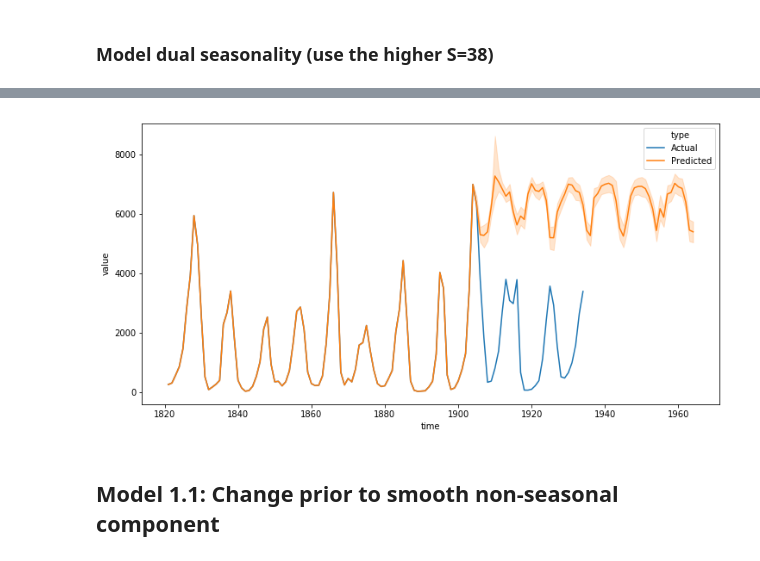
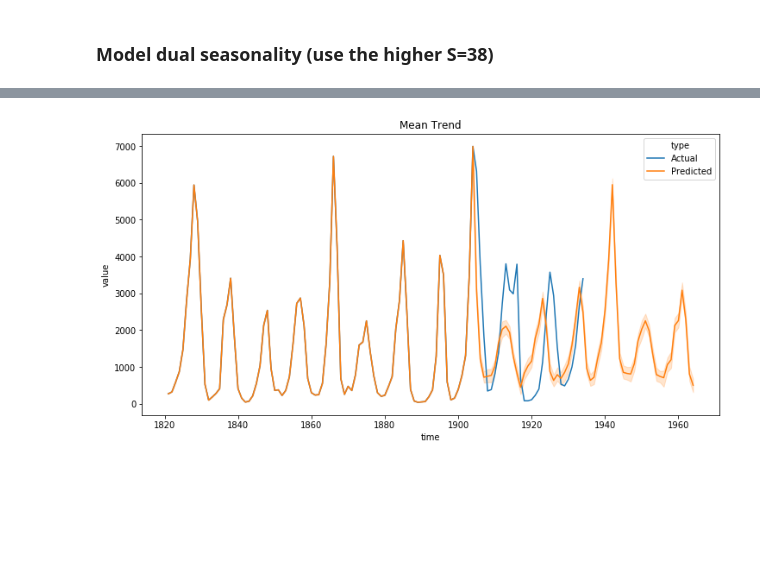
Before and after one commit to pyro-ppl/sandbox, a Jupyter notebook: 2019-08-time-series/time_series_sgt.ipynb, the cells around one changed output, grey strips where cells are left out. Cells and saved outputs as stored; diff of their text form; code cells hidden in the pictures; blank space fills up the shorter version.

```diff
--- a/2019-08-time-series/time_series_sgt.ipynb
+++ b/2019-08-time-series/time_series_sgt.ipynb
@@ -122,7 +173,7 @@ S = 10  # Use seasonality of 10
 
 for i in range(800):
     loss = svi.step(y_train, S)
-    if i % 50 == 0:
+    if i % 100 == 0:
         print('ELBO loss: {}'.format(loss))
 print('ELBO loss: {}'.format(loss))
 # %% [output]
@@ -227,0 +338,35 @@ ELBO loss: 715.4001904726028
+# %%
+def model_sgt_2(y, seasonality, predict_fn=None, predict_ahead=0):
+    """
+    SGT model with low alpha to encourage smoothing.
+    """
+    if predict_fn is None:
+        predict_fn = model_sgt_predict
+    S = seasonality
+    nu = pyro.sample('nu', dist.Uniform(2, 20))
+    sigma = pyro.sample('sigma', dist.HalfCauchy(20.))
+    # NOTE: prior is changed to bias alpha --> 0.
+    alpha = pyro.sample('alpha', dist.Beta(1., 10.))
+    beta = pyro.sample('beta', dist.Beta(2., 2.))
+    gamma = pyro.sample('gamma', dist.Beta(2., 2.))
+    pow_trend = pyro.sample('pow_trend', dist.HalfNormal(0.2))
+    obs_window = pyro.plate('obs_window', len(y))
+    s = [torch.ones_like(alpha)] * len(y)
+    l = [torch.zeros_like(alpha)] * len(y)
+    l[0].fill_(y[0])
+    y_hat = y.new_zeros((len(y),) + alpha.shape)
+    y_hat[0].fill_(y[0])
+    for i in range(1, len(y)):
+        seasonality_idx = get_seasonality_lookup_idx(i-1, S, i)
+        s_i = s[seasonality_idx]
+        assert (s_i > 0).all()
+        l[i] = alpha * (y[i] / s_i) + (1 - alpha) * l[i - 1]
+        assert (l[i] > 0).all(), "alpha: {}".format(alpha)
+        s[i] = beta * (y[i] / l[i]) + (1 - beta) * s_i
+        y_hat[i] = l[i - 1] + gamma * l[i - 1] ** pow_trend * s_i
+
+    with obs_window:
+        pyro.sample('y', dist.StudentT(nu, y_hat, sigma), obs=y)
+
+    if predict_ahead > 0:
+        predict_fn(gamma, pow_trend, nu, sigma, l, s, S, predict_ahead)
@@ -228,6 +396,6 @@ ELBO loss: 715.4001904726028
 # %%
-num_samples = 100
-preds, l, s = predict(model_sgt_1, guide, y_train, S, future_steps=60, num_samples=num_samples)
+num_samples = 500
+preds, l, s = predict(model_sgt_2, guide, y_train, S, future_steps=60, num_samples=num_samples)
 
 res3 = lynx.copy()
 res3['type'] = 'Actual'
@@ -247,8 +415,6 @@ df['type'] = 'Predicted'
 res3 = res3.append(df, sort=True)
 res3 = res3.astype({'time': 'int32'})
 # %%
-sns.lineplot('time', 'value', data=res3, hue='type');
+sns.lineplot('time', 'value', hue='type', data=res3).set_title('Mean Trend');
 # %% [output]
-[figure, old version]
+[figure, new version]
-# %% [markdown]
-## Model 1.1: Change prior to smooth non-seasonal component
```
Also changed, not shown: parts of 65 cells of this notebook.
